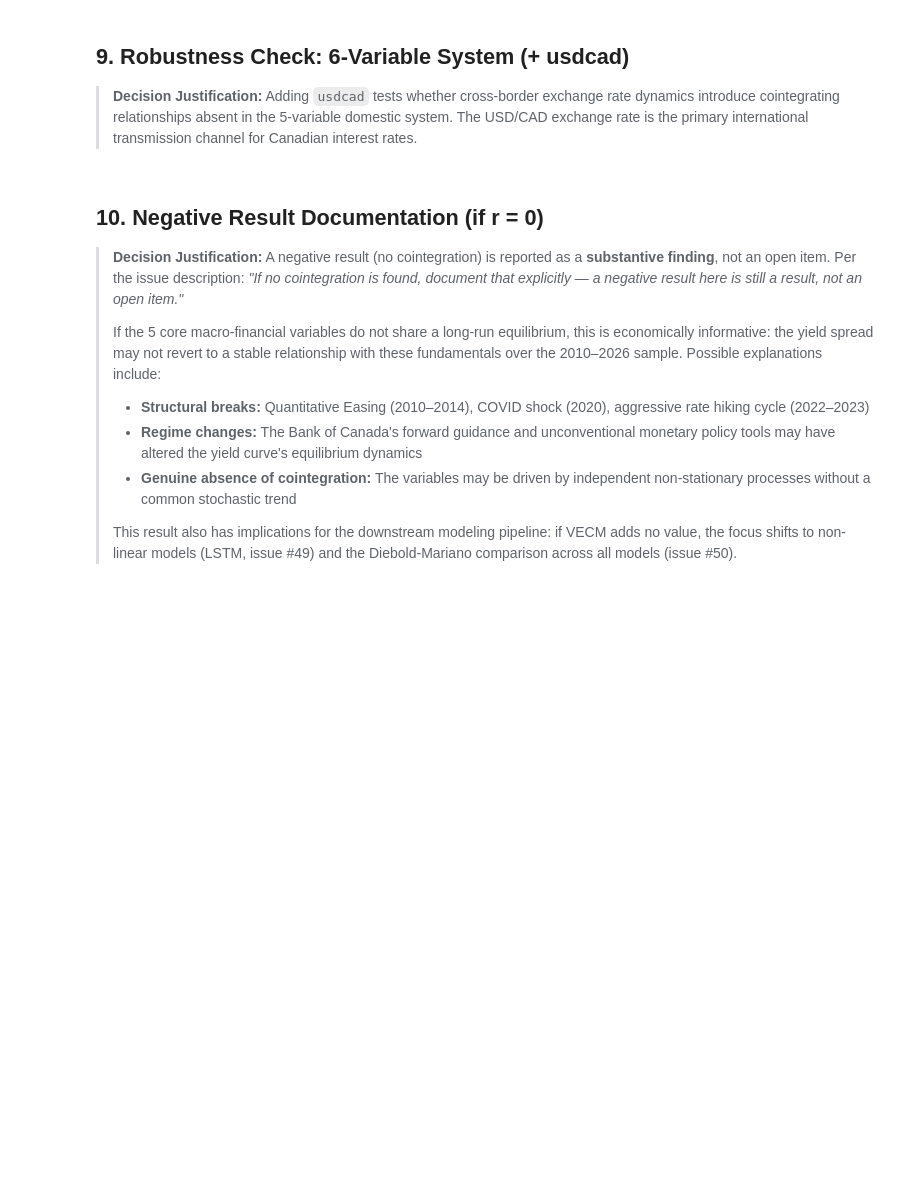
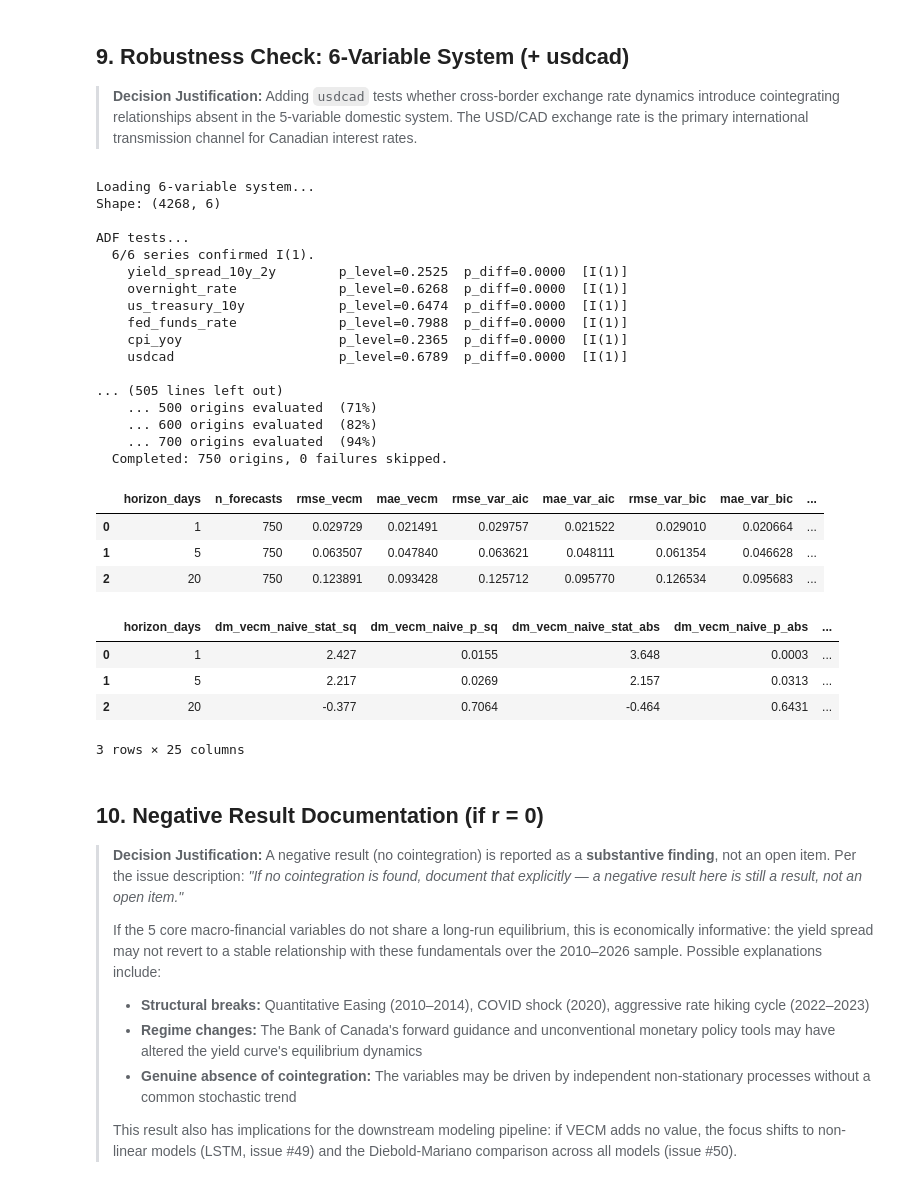
Before and after one commit to nholguinrh/DAMO-699-Capstone-project-GRP5, a Jupyter notebook: notebooks/03_models/johansen_vecm.ipynb, the cells around one changed output. Drawn from its saved outputs; the diff is of its cells as text; code cells hidden in the pictures; blank space fills up the shorter version.

```diff
--- a/notebooks/03_models/johansen_vecm.ipynb
+++ b/notebooks/03_models/johansen_vecm.ipynb
@@ -163,31 +267,63 @@ else:
 # %%
 print("Loading 6-variable system...")
 levels_6 = load_gold_levels(FEATURE_SET_6VAR)
 print(f"Shape: {levels_6.shape}")
 
 print("\nADF tests...")
 adf_6 = confirm_i1(levels_6)
 
 print("\nLag selection...")
 aic_lag_6, _ = select_lag_levels(levels_6)
 k_ar_diff_6 = max(1, aic_lag_6 - 1)
 
 print("\nJohansen test...")
 johansen_6, rank_6 = run_johansen_all_specs(levels_6, k_ar_diff_6)
 print(f"\n6-var cointegration rank: r = {rank_6}")
 
 if rank_6 >= 1:
     diffed_6 = levels_6.diff().dropna()
     diffed_6.columns = [f"d_{c}" for c in levels_6.columns]
-    aic_diff_6 = max(1, VAR(diffed_6).select_order(maxlags=MAX_LAG_SEARCH).aic)
+    diff_order_6 = VAR(diffed_6).select_order(maxlags=MAX_LAG_SEARCH)
+    aic_diff_6 = max(1, diff_order_6.aic)
+    bic_diff_6 = diff_order_6.bic
     det_6 = JOHANSEN_SPECS[0]["vecm_det"]
     vecm_6 = fit_and_summarize_vecm(levels_6, k_ar_diff_6, rank_6, det_6)
-    metrics_6, raw_6 = evaluate_vecm(levels_6, k_ar_diff_6, rank_6, det_6, aic_diff_6)
+    metrics_6, raw_6, forecasts_6 = evaluate_vecm(
+        levels=levels_6, diffed=diffed_6, k_ar_diff=k_ar_diff_6, coint_rank=rank_6,
+        det_spec=det_6, aic_lag_diff=aic_diff_6, bic_lag_diff=bic_diff_6,
+    )
     display(metrics_6)
     dm_6 = dm_report_vecm(raw_6)
     display(dm_6)
 else:
-    print("r = 0 in 6-var system as well — no VECM estimated.")
+    print("r = 0 in 6-var system as well \u2014 no VECM estimated.")
+# %% [output]
+Loading 6-variable system...
+Shape: (4268, 6)
+
+ADF tests...
+  6/6 series confirmed I(1).
+    yield_spread_10y_2y        p_level=0.2525  p_diff=0.0000  [I(1)]
+    overnight_rate             p_level=0.6268  p_diff=0.0000  [I(1)]
+    us_treasury_10y            p_level=0.6474  p_diff=0.0000  [I(1)]
+    fed_funds_rate             p_level=0.7988  p_diff=0.0000  [I(1)]
+    cpi_yoy                    p_level=0.2365  p_diff=0.0000  [I(1)]
+    usdcad                     p_level=0.6789  p_diff=0.0000  [I(1)]
+
+... (505 lines left out)
+    ... 500 origins evaluated  (71%)
+    ... 600 origins evaluated  (82%)
+    ... 700 origins evaluated  (94%)
+  Completed: 750 origins, 0 failures skipped.
+|  | horizon_days | n_forecasts | rmse_vecm | mae_vecm | rmse_var_aic | mae_var_aic | rmse_var_bic | mae_var_bic | ... |
+| 0 | 1 | 750 | 0.029729 | 0.021491 | 0.029757 | 0.021522 | 0.029010 | 0.020664 | ... |
+| 1 | 5 | 750 | 0.063507 | 0.047840 | 0.063621 | 0.048111 | 0.061354 | 0.046628 | ... |
+| 2 | 20 | 750 | 0.123891 | 0.093428 | 0.125712 | 0.095770 | 0.126534 | 0.095683 | ... |
+|  | horizon_days | dm_vecm_naive_stat_sq | dm_vecm_naive_p_sq | dm_vecm_naive_stat_abs | dm_vecm_naive_p_abs | ... |
+| 0 | 1 | 2.427 | 0.0155 | 3.648 | 0.0003 | ... |
+| 1 | 5 | 2.217 | 0.0269 | 2.157 | 0.0313 | ... |
+| 2 | 20 | -0.377 | 0.7064 | -0.464 | 0.6431 | ... |
+3 rows × 25 columns
 # %% [markdown]
 ## 10. Negative Result Documentation (if r = 0)
 
```
Also changed, not shown: parts of 9 cells of this notebook, 7 other files.
